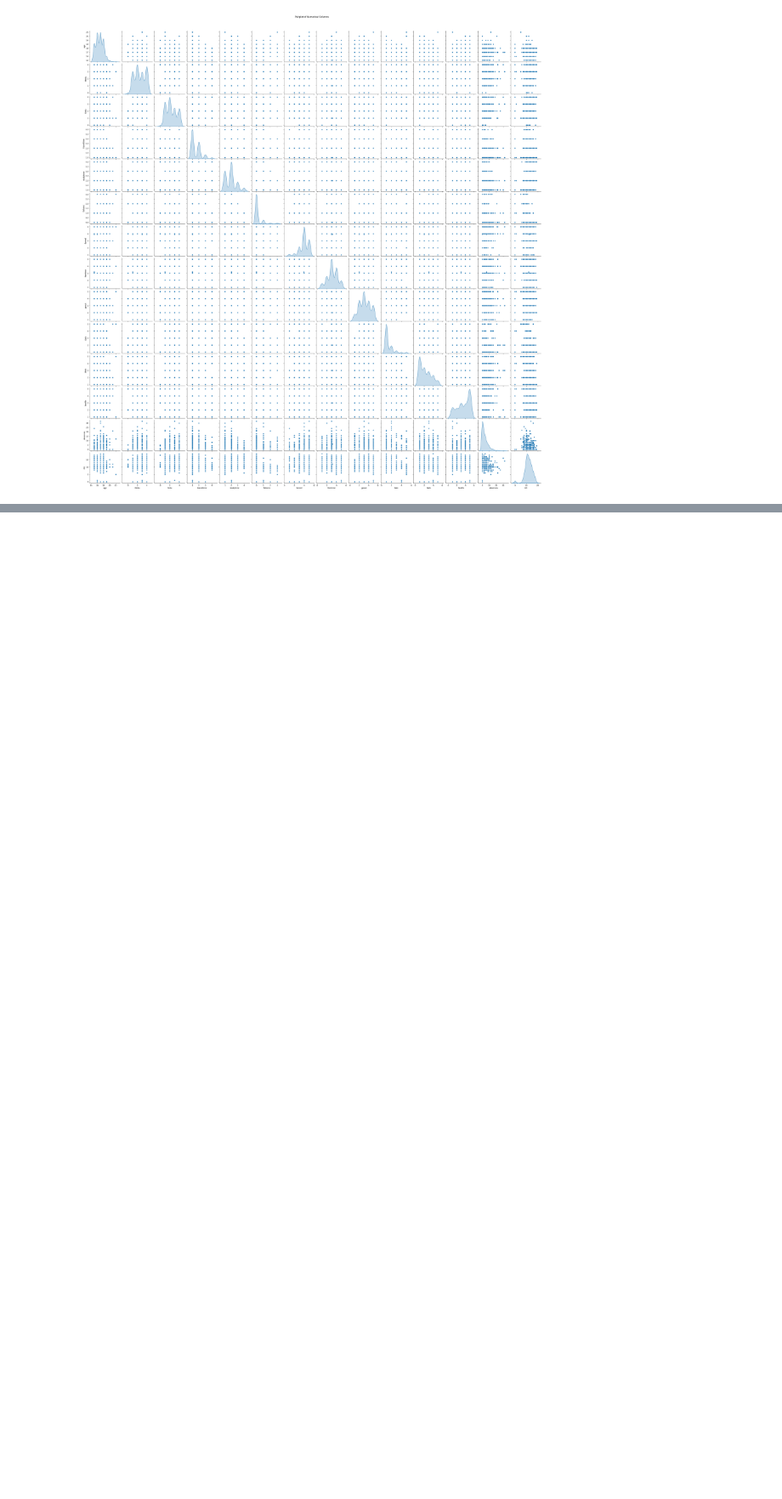
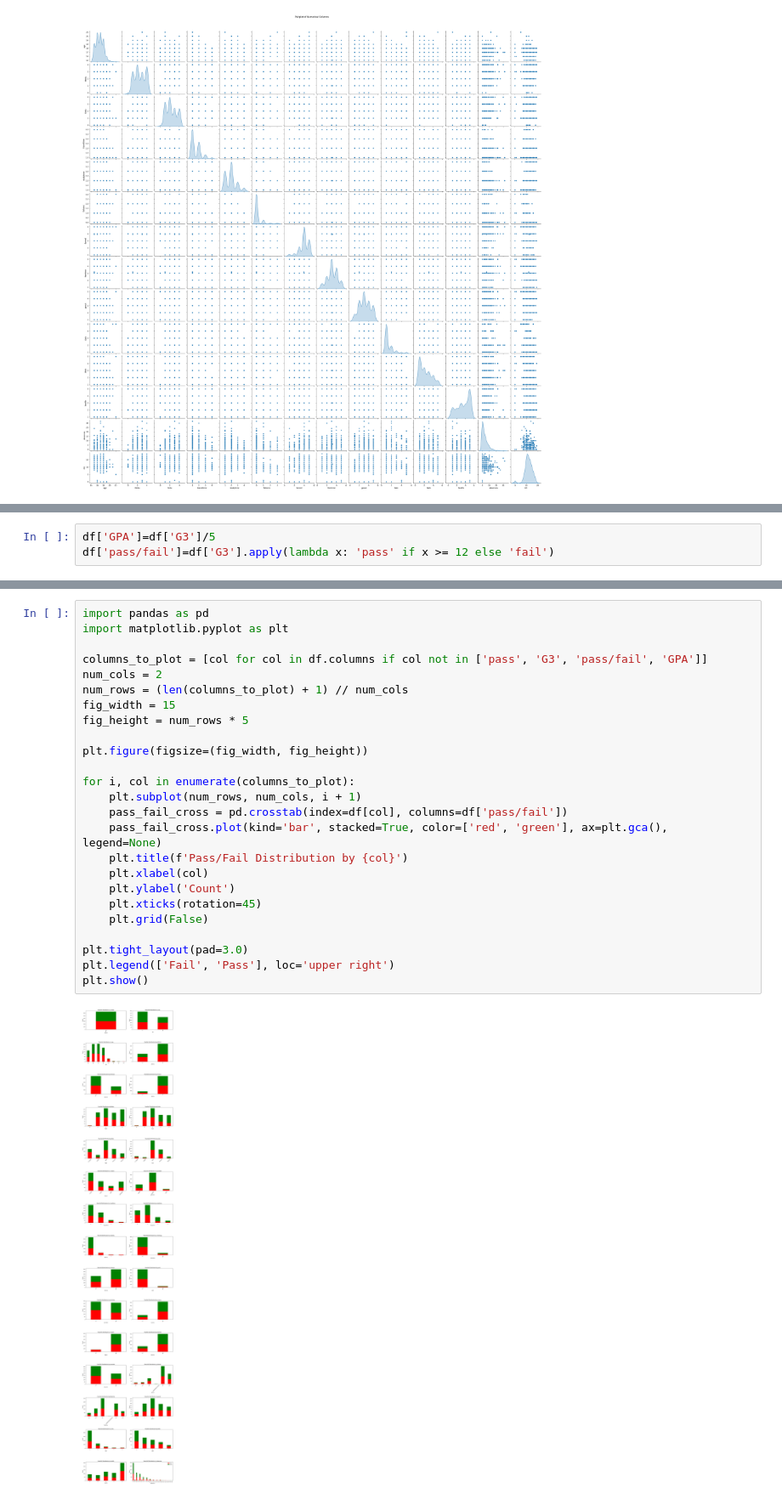
Before and after one commit to Subash-Poudel1059/Machine_Learning_for_Analysing_Student_Performance, a Jupyter notebook: Student_Performance_Analysis.ipynb, the cells around one changed output, grey strips where cells are left out. Shown at 85% size. Cells and saved outputs as stored; diff of their text form; blank space fills up the shorter version.

```diff
--- a/Student_Performance_Analysis.ipynb
+++ b/Student_Performance_Analysis.ipynb
@@ -497,0 +516,3 @@ plt.show()
+# %%
+df['GPA']=df['G3']/5
+df['pass/fail']=df['G3'].apply(lambda x: 'pass' if x >= 12 else 'fail')
@@ -497,0 +526,27 @@ plt.show()
+# %%
+import pandas as pd
+import matplotlib.pyplot as plt
+
+columns_to_plot = [col for col in df.columns if col not in ['pass', 'G3', 'pass/fail', 'GPA']]
+num_cols = 2
+num_rows = (len(columns_to_plot) + 1) // num_cols
+fig_width = 15
+fig_height = num_rows * 5
+
+plt.figure(figsize=(fig_width, fig_height))
+
+for i, col in enumerate(columns_to_plot):
+    plt.subplot(num_rows, num_cols, i + 1)
+    pass_fail_cross = pd.crosstab(index=df[col], columns=df['pass/fail'])
+    pass_fail_cross.plot(kind='bar', stacked=True, color=['red', 'green'], ax=plt.gca(), legend=None)
+    plt.title(f'Pass/Fail Distribution by {col}')
+    plt.xlabel(col)
+    plt.ylabel('Count')
+    plt.xticks(rotation=45)
+    plt.grid(False)
+
+plt.tight_layout(pad=3.0)
+plt.legend(['Fail', 'Pass'], loc='upper right')
+plt.show()
+# %% [output]
+[figure, added]
```
Also changed, not shown: parts of 4 cells of this notebook, 1 other file.
